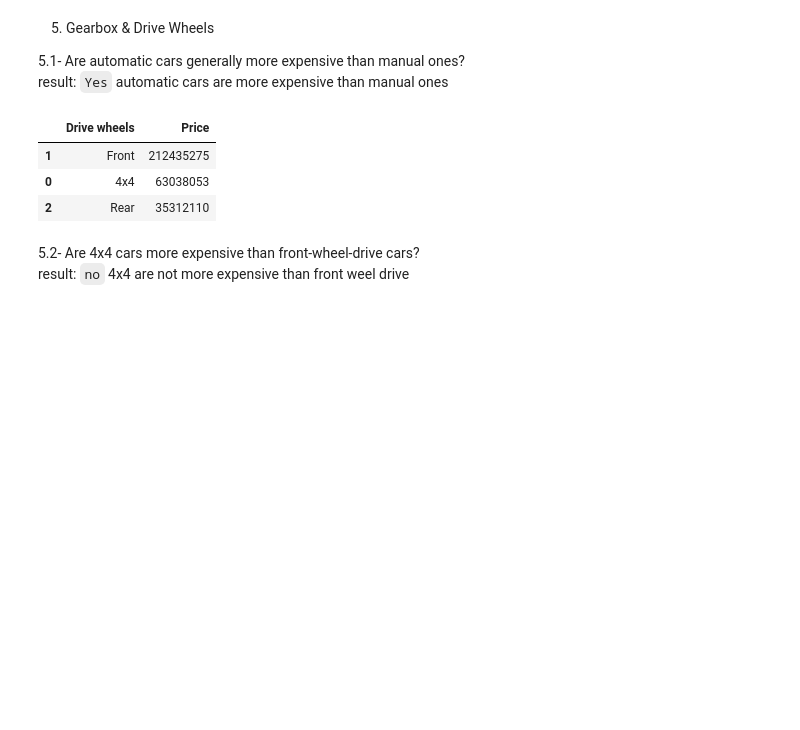
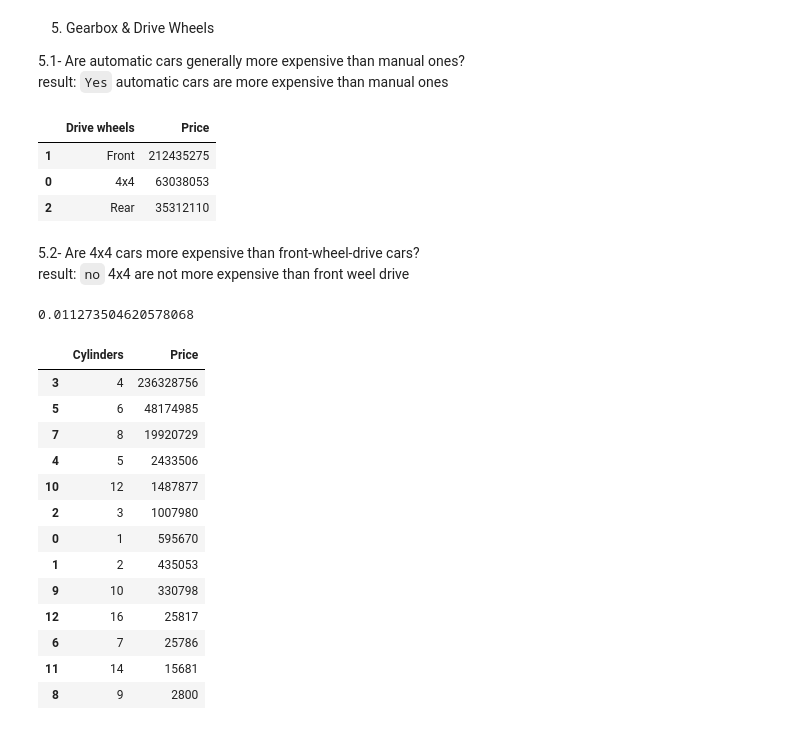
Before and after one commit to ahmeddiab1234/IEEE-CS--Amabsseador-AI-25, a Jupyter notebook: Final_Project/notebook.ipynb, the cells around one changed output. Drawn from its saved outputs; the diff is of its cells as text; code cells hidden in the pictures; blank space fills up the shorter version.

```diff
--- a/Final_Project/notebook.ipynb
+++ b/Final_Project/notebook.ipynb
@@ -632,3 +632,27 @@ sum_price_by_weels
 # %% [markdown]
 5.2- Are 4x4 cars more expensive than front-wheel-drive cars?
 result: `no` 4x4 are not more expensive than front weel drive
+# %%
+corr = car_sales['Engine volume'].corr(car_sales['Price'])
+print(corr)
+# %% [output]
+0.011273504620578068
+# %%
+sum_price_by_cylinders = car_sales.groupby(['Cylinders'])['Price'].sum().reset_index()
+sum_price_by_cylinders=sum_price_by_cylinders.sort_values(by='Price',ascending=False)
+sum_price_by_cylinders
+# %% [output]
+|  | Cylinders | Price |
+| 3 | 4 | 236328756 |
+| 5 | 6 | 48174985 |
+| 7 | 8 | 19920729 |
+| 4 | 5 | 2433506 |
+| 10 | 12 | 1487877 |
+| 2 | 3 | 1007980 |
+| 0 | 1 | 595670 |
+| 1 | 2 | 435053 |
+| 9 | 10 | 330798 |
+| 12 | 16 | 25817 |
+| 6 | 7 | 25786 |
+| 11 | 14 | 15681 |
+| 8 | 9 | 2800 |
```
Also changed, not shown: parts of 8 cells of this notebook.
